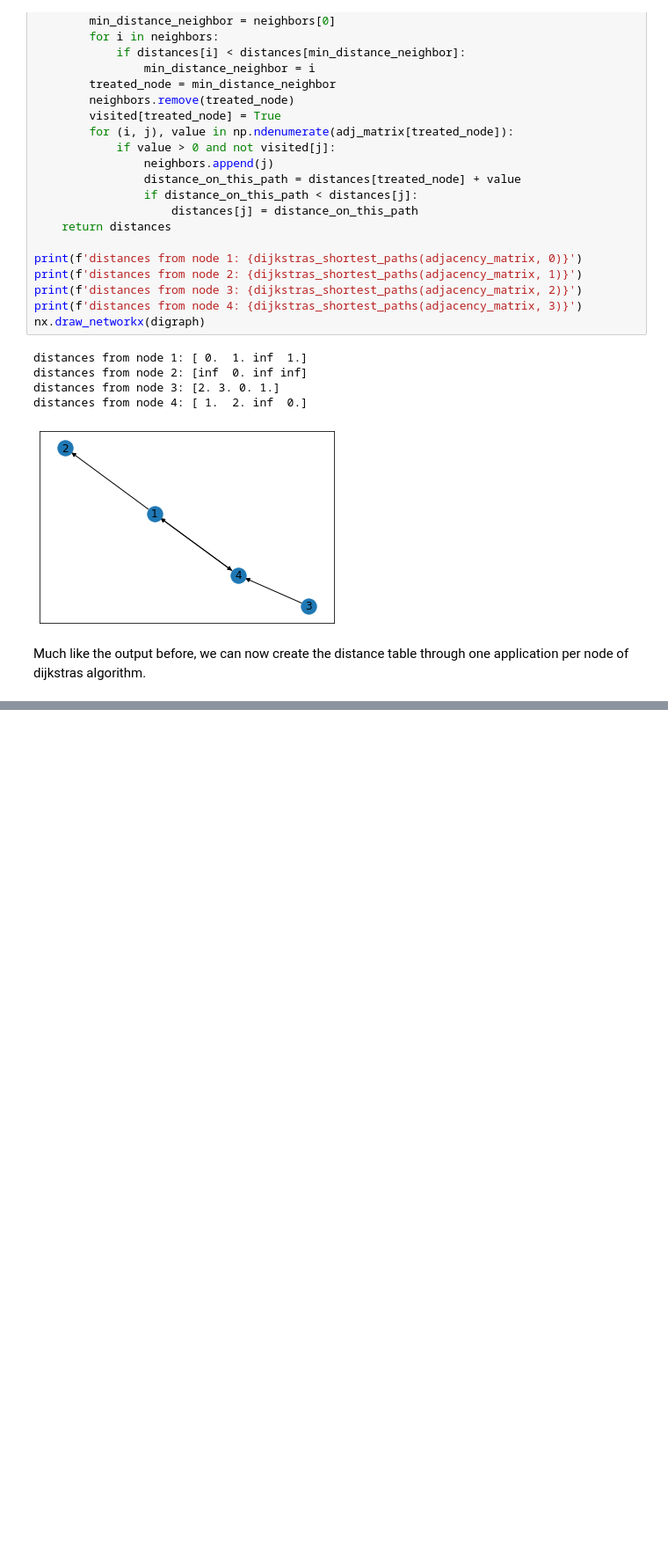
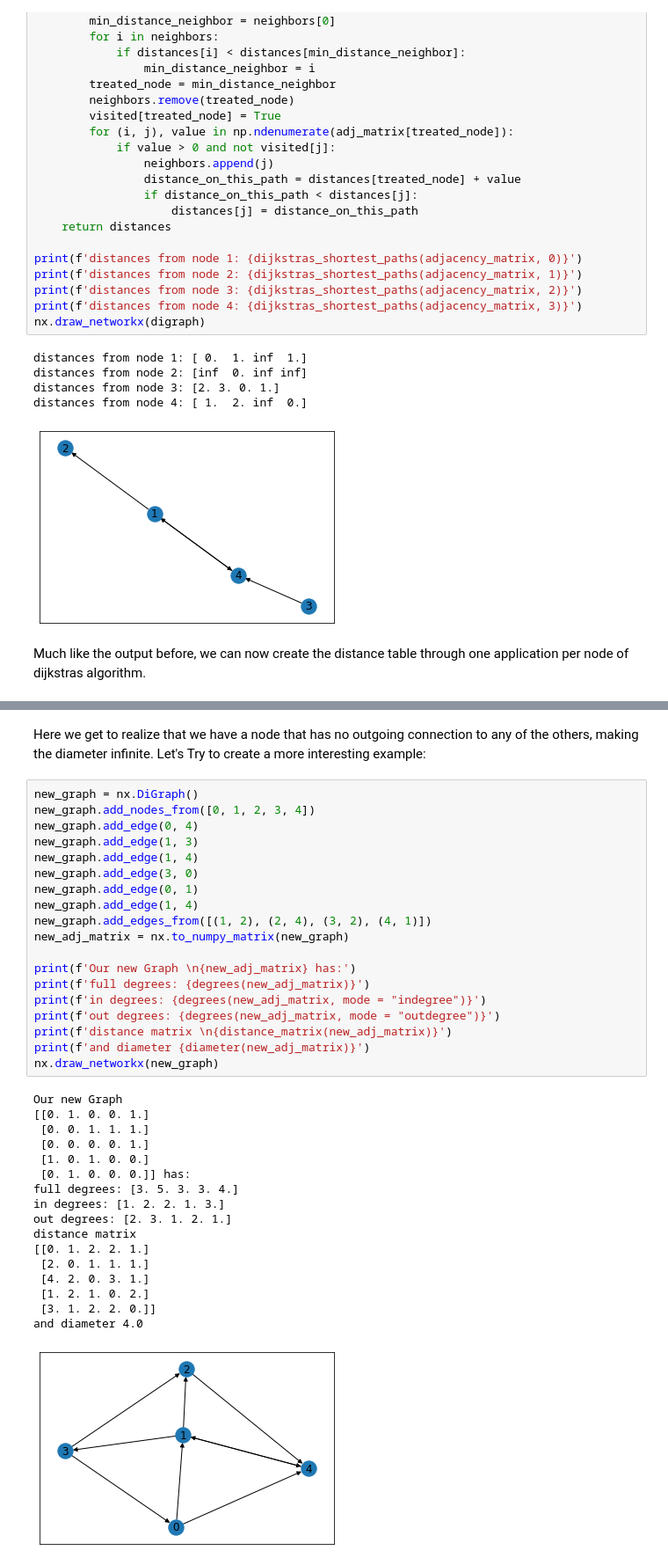
Before and after one commit to JustusMzB/networkanalysis, a Jupyter notebook: Exercise1.ipynb, the cells around one changed output, grey strips where cells are left out. Shown: that part at 88% size. Drawn from its saved outputs; the diff is of its cells as text; blank space fills up the shorter version.

```diff
--- a/Exercise1.ipynb
+++ b/Exercise1.ipynb
@@ -195,0 +198,39 @@ print(f' diametre of the digraph: {diameter(adjacency_matrix)}')
+# %% [markdown]
+Here we get to realize that we have a node that has no outgoing connection to any of the others, making the diameter infinite. Let's Try to create a more interesting example:
+# %%
+new_graph = nx.DiGraph()
+new_graph.add_nodes_from([0, 1, 2, 3, 4])
+new_graph.add_edge(0, 4)
+new_graph.add_edge(1, 3)
+new_graph.add_edge(1, 4)
+new_graph.add_edge(3, 0)
+new_graph.add_edge(0, 1)
+new_graph.add_edge(1, 4)
+new_graph.add_edges_from([(1, 2), (2, 4), (3, 2), (4, 1)])
+new_adj_matrix = nx.to_numpy_matrix(new_graph)
+
+print(f'Our new Graph \n{new_adj_matrix} has:')
+print(f'full degrees: {degrees(new_adj_matrix)}')
+print(f'in degrees: {degrees(new_adj_matrix, mode = "indegree")}')
+print(f'out degrees: {degrees(new_adj_matrix, mode = "outdegree")}')
+print(f'distance matrix \n{distance_matrix(new_adj_matrix)}')
+print(f'and diameter {diameter(new_adj_matrix)}')
+nx.draw_networkx(new_graph)
+# %% [output]
+Our new Graph
+[[0. 1. 0. 0. 1.]
+ [0. 0. 1. 1. 1.]
+ [0. 0. 0. 0. 1.]
+ [1. 0. 1. 0. 0.]
+ [0. 1. 0. 0. 0.]] has:
+full degrees: [3. 5. 3. 3. 4.]
+in degrees: [1. 2. 2. 1. 3.]
+out degrees: [2. 3. 1. 2. 1.]
+distance matrix
+[[0. 1. 2. 2. 1.]
+ [2. 0. 1. 1. 1.]
+ [4. 2. 0. 3. 1.]
+ [1. 2. 1. 0. 2.]
+ [3. 1. 2. 2. 0.]]
+and diameter 4.0
+[figure, added]
```
Also changed, not shown: parts of 1 cell of this notebook.
